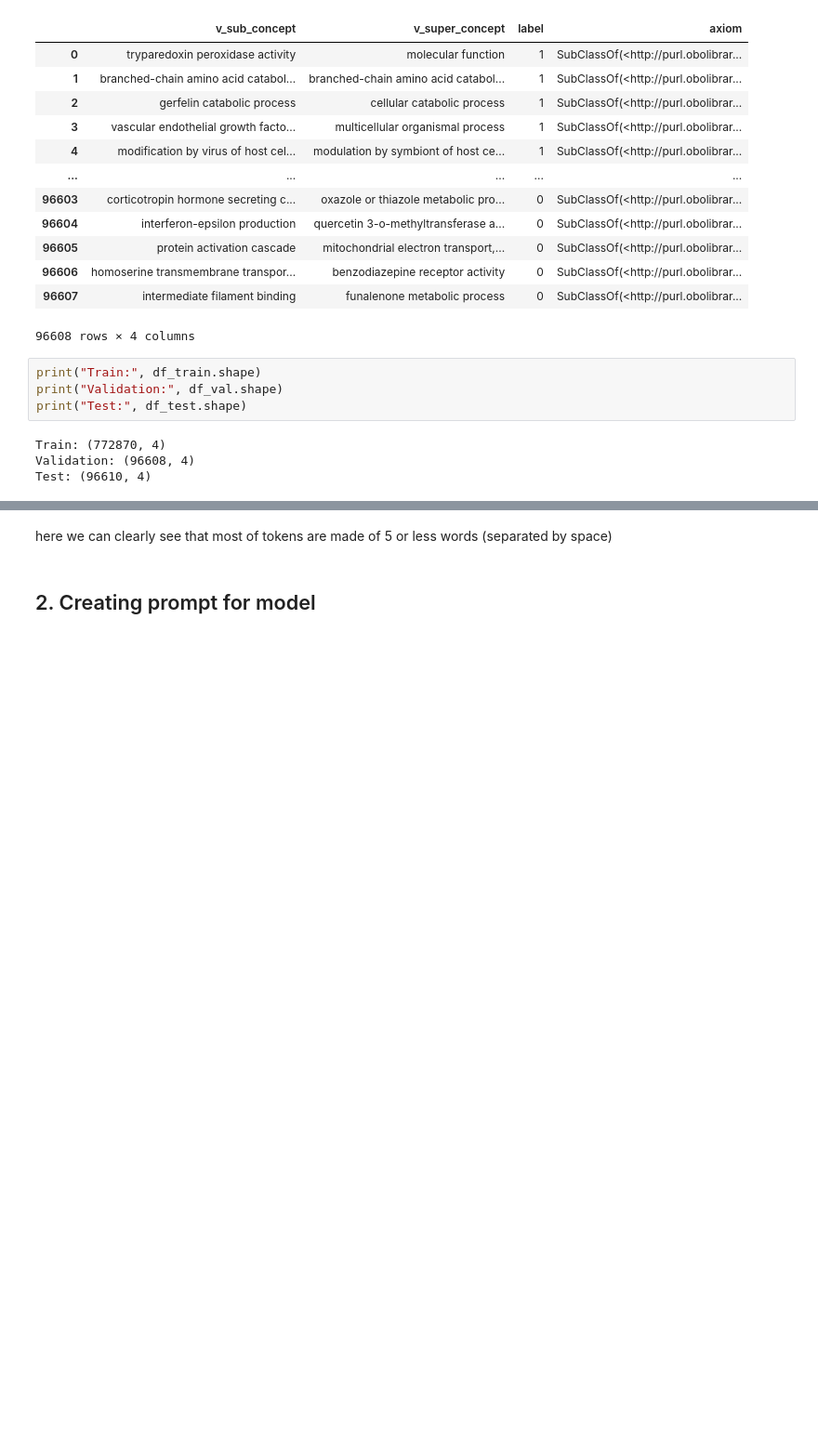
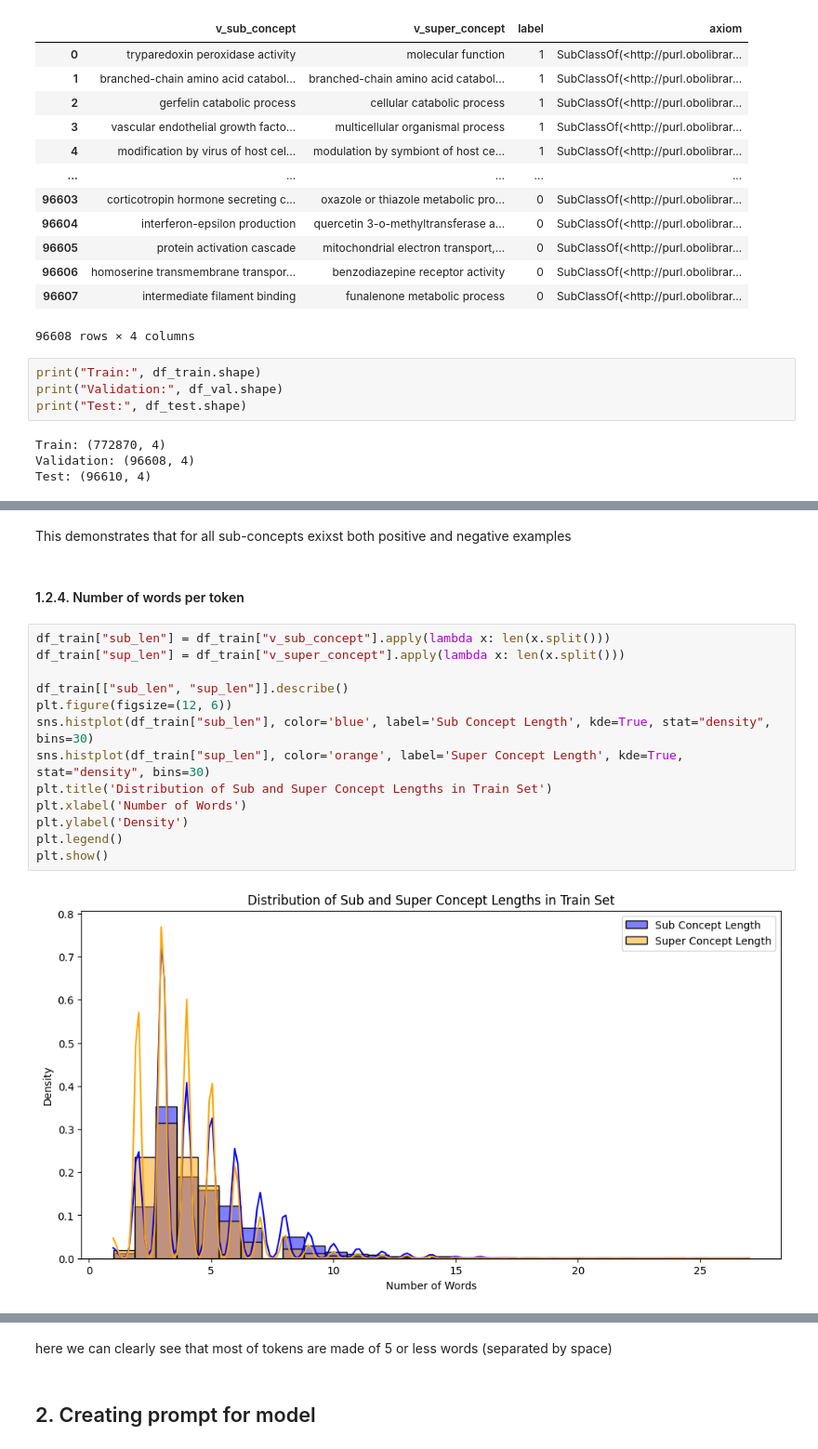
Before and after one commit to VR3ED/data-semantics-project, a Jupyter notebook: demo.ipynb, the cells around one changed output, grey strips where cells are left out. Shown at 93% size. Cells and saved outputs as stored; diff of their text form; blank space fills up the shorter version.

```diff
--- a/demo.ipynb
+++ b/demo.ipynb
@@ -147,0 +249,19 @@ Test: (96610, 4)
+# %% [markdown]
+This demonstrates that for all sub-concepts exixst both positive and negative examples
+# %% [markdown]
+#### 1.2.4. Number of words per token
+# %%
+df_train["sub_len"] = df_train["v_sub_concept"].apply(lambda x: len(x.split()))
+df_train["sup_len"] = df_train["v_super_concept"].apply(lambda x: len(x.split()))
+
+df_train[["sub_len", "sup_len"]].describe()
+plt.figure(figsize=(12, 6))
+sns.histplot(df_train["sub_len"], color='blue', label='Sub Concept Length', kde=True, stat="density", bins=30)
+sns.histplot(df_train["sup_len"], color='orange', label='Super Concept Length', kde=True, stat="density", bins=30)
+plt.title('Distribution of Sub and Super Concept Lengths in Train Set')
+plt.xlabel('Number of Words')
+plt.ylabel('Density')
+plt.legend()
+plt.show()
+# %% [output]
+[figure, added]
```
Also changed, not shown: parts of 100 cells of this notebook, 30 other files.
